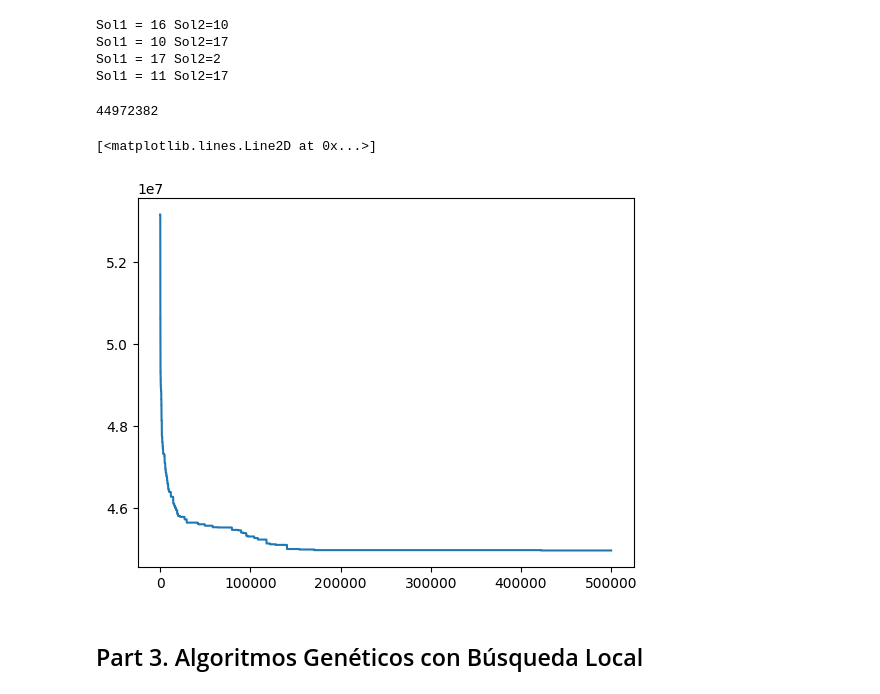
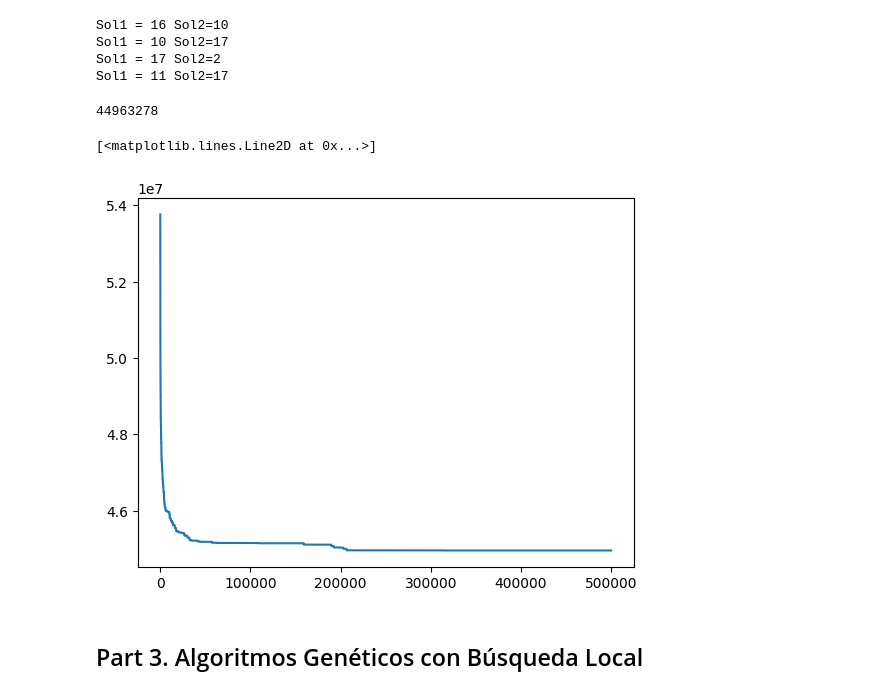
Before and after one commit to pnovoa/practic, a Jupyter notebook: practica_5.ipynb, the cells around one changed output. Cells and saved outputs as stored; diff of their text form; code cells hidden in the pictures.

```diff
--- a/practica_5.ipynb
+++ b/practica_5.ipynb
@@ -155,7 +155,8 @@ def selection_tournament(pop_fitness, prop_tourn:float=0.2):
 
 def crossover_ordered(parent1, parent2, low_rate=0.3, upp_rate=0.7):
     l = len(parent1)
-    par_size = int(np.ceil( l * np.random.uniform(low=low_rate, high=upp_rate, size=1)))
+
+    par_size = int(np.ceil( l * np.random.uniform(low=low_rate, high=upp_rate, size=1))[0])
 
     start_point = np.random.randint(l)
     cop_points = (start_point + np.array(range(par_size))) % l
@@ -230,19 +231,7 @@ def identify_most_influencial_pair(problem:QAProblem, individual):
     cost_matrix = np.multiply(problem.flows, perm_dist)
     coord = np.unravel_index(cost_matrix.argmax(), cost_matrix.shape)
     max_val = cost_matrix.max()
-    return
-
-
-
-
-def random_flip(individual, inplace=True):
-
-    if inplace:
-        new_individual = individual
-    else:
-        new_individual = individual.copy()
-
-    rand_indexes = np.random.randint(low=0, high=len(individual), size=(2,))
+    return coord, max_val
 # %%
 individual = np.random.permutation(problem.n)
 
@@ -304,7 +295,7 @@ class TraditionalGA:
 
     def select(self):
         # Parent selection for crossover
-        par1_idx, par2_idx = selection_tournament(self.fitness, prop_tourn=0.3)
+        par1_idx, par2_idx = selection_tournament(self.fitness, prop_tourn=0.6)
         par1 = self.population[par1_idx]
         par2 = self.population[par2_idx]
         return par1, par2
@@ -353,13 +344,13 @@ class TraditionalGA:
 
     def __call__(self, max_gens):
 
-        self.initialize()
+        self.initialize() # Esto cuenta como una iteración
         # best_fit = np.min(self.fitness)
         # stag_times = 0
 
         # best_age = 0
 
-        pbar = tqdm(range(max_gens))
+        pbar = tqdm(range(1, max_gens))
 
         for i in pbar:
 
@@ -379,18 +370,20 @@ class TraditionalGA:
 
             pbar.set_description(f"Best fitness {self.qa_problem.best_fit}")
 # %%
+np.random.seed(1234)
+
 problem = QAProblem.build_from_file(path="tai256c.dat")
 
-ga_alg = TraditionalGA(qa_problem=problem, pop_size=50, crossover_rate=0.8, mutation_rate=0.2)
+ga_alg = TraditionalGA(qa_problem=problem, pop_size=50, crossover_rate=0.8, mutation_rate=0.02, replace_fn=replace_fitness_based)
 
 ga_alg(max_gens=10000)
 
 print(problem.best_fit)
 
 plt.plot(problem.best_fit_record)
 # %% [output]
-44972382
+44963278
 [<matplotlib.lines.Line2D at 0x...>]
-[figure, old version]
+[figure, new version]
 # %% [markdown]
 ## Part 3. Algoritmos Genéticos con Búsqueda Local
```
Also changed, not shown: parts of 2 cells of this notebook.
